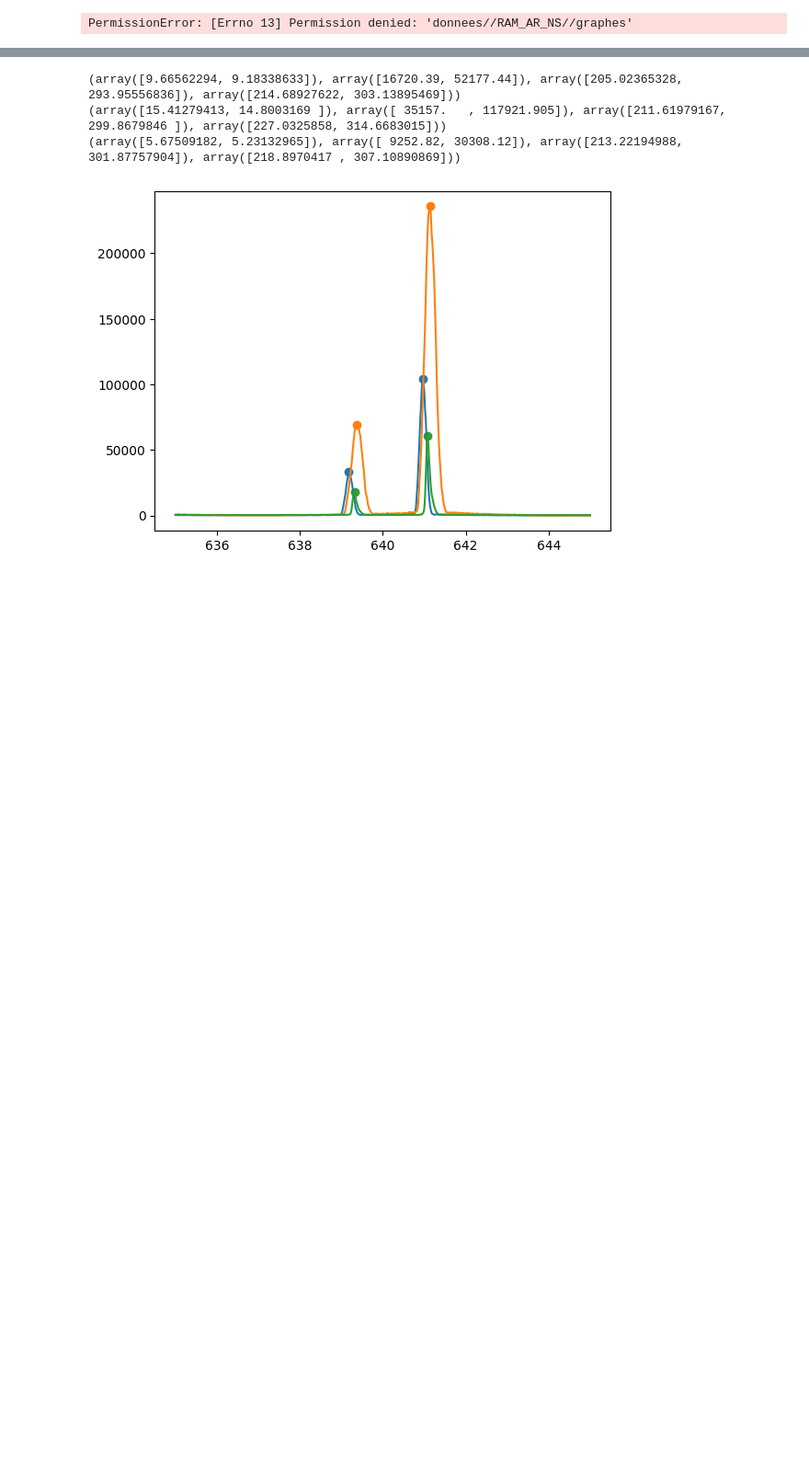
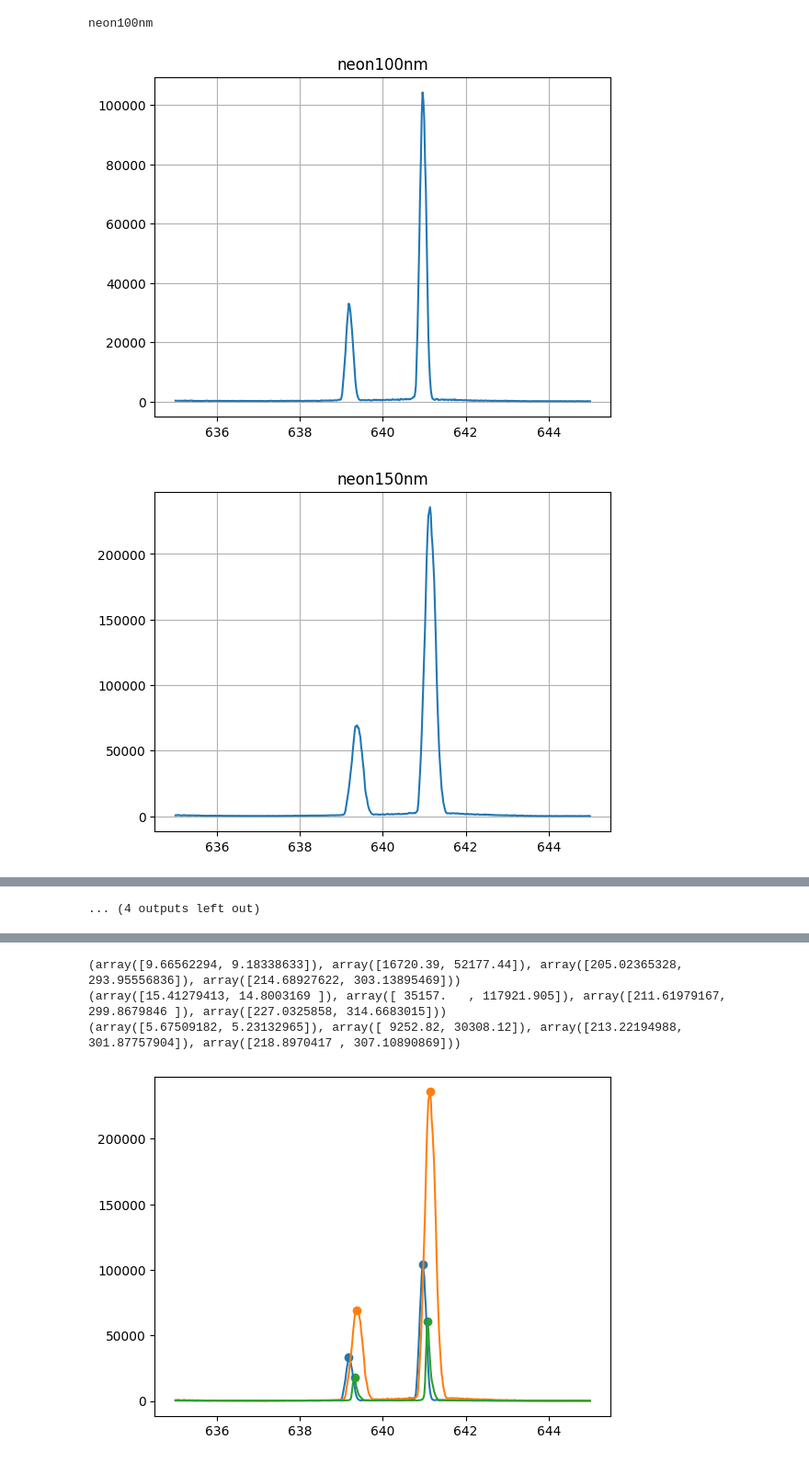
Before and after one commit to Simarties/Labo3, a Jupyter notebook: LabREIMAN/Ramain.ipynb, the cells around one changed output, grey strips where cells are left out. Shown at 92% size. Saved outputs shown, nothing was run; the diff lists cells and outputs as text; code cells hidden in the pictures; blank space fills up the shorter version.

```diff
--- a/LabREIMAN/Ramain.ipynb
+++ b/LabREIMAN/Ramain.ipynb
@@ -8,12 +13,14 @@ from scipy.signal import peak_widths
 # %%
 donnees = os.listdir('donnees//RAM_AR_NS')
-donnees[0]
+print(donnees[0])
 for i in donnees:
     #plt.figure(figsize=(4,4))
     spectre = np.loadtxt(f'donnees//RAM_AR_NS//{i}')
     plt.plot(spectre[:,0], spectre[:,1])
     plt.title(f'{i}')
     plt.grid()
     plt.show()
 # %% [output]
-PermissionError: [Errno 13] Permission denied: 'donnees//RAM_AR_NS//graphes'
+neon100nm
+[figure, added]
+[figure, added]
@@ -20,3 +36,4 @@ PermissionError: [Errno 13] Permission denied: 'donnees//RAM_AR_NS//graphes'
+... (4 outputs left out)
 # %%
 def courbe(x,a,b,c,d):
     return a*np.exp(-x*b)+c*np.exp(-x**2*d)
```
Also changed, not shown: parts of 5 cells of this notebook, 7 other files.
